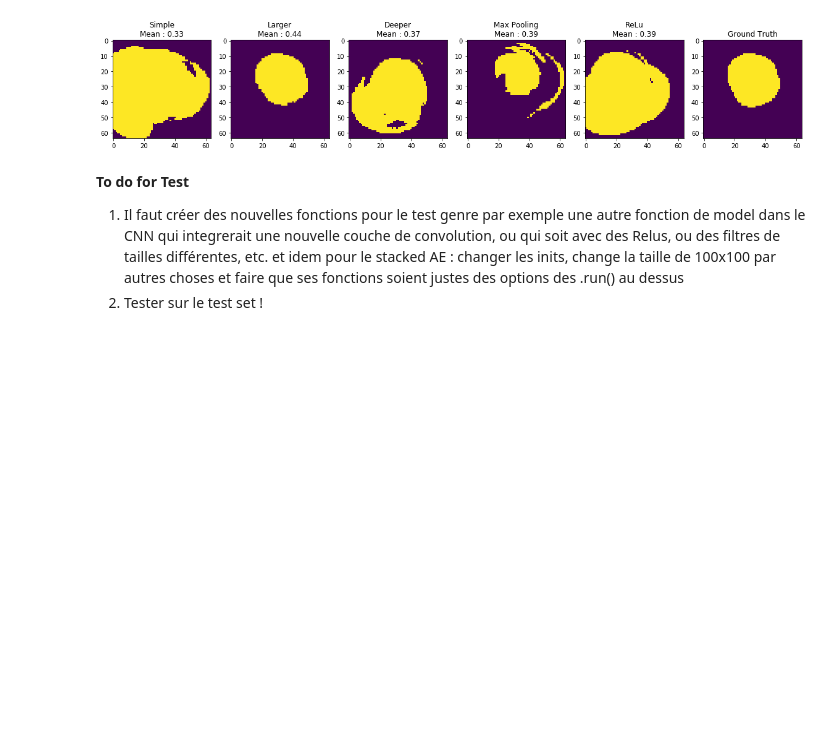
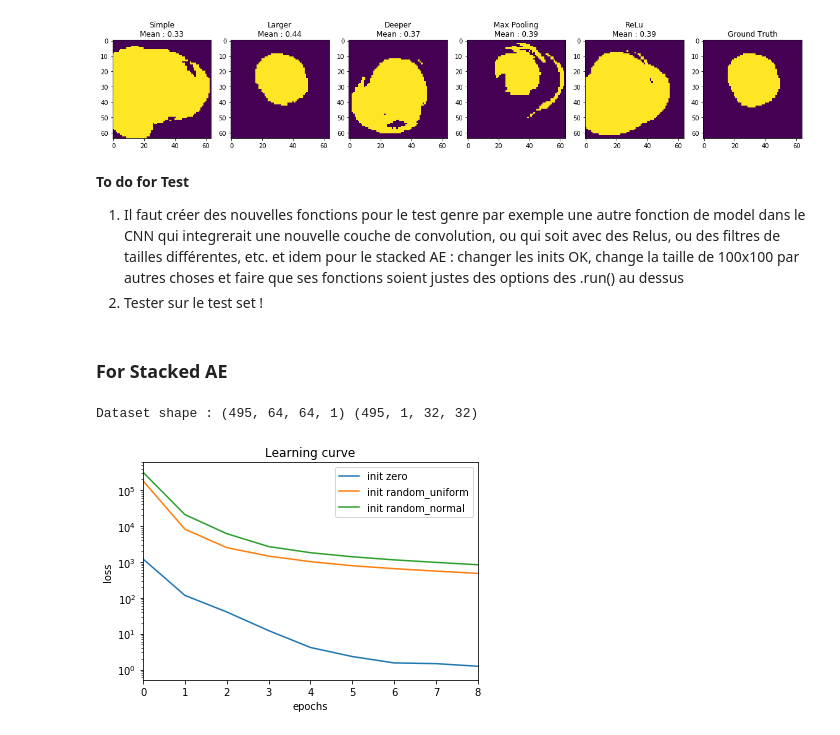
Before and after one commit to alexattia/Medical-Image-Analysis, a Jupyter notebook: Test and Metrics.ipynb, the cells around one changed output. Drawn from its saved outputs; the diff is of its cells as text; code cells hidden in the pictures; blank space fills up the shorter version.

Commit message:
Added tests for initialization in Stacked AE

```diff
--- a/Test and Metrics.ipynb
+++ b/Test and Metrics.ipynb
@@ -82,5 +85,29 @@ Text(0.5,1,'Ground Truth')
 [figure]
 # %% [markdown]
 **To do for Test**
-1. Il faut créer des nouvelles fonctions pour le test genre par exemple une autre fonction de model dans le CNN qui integrerait une nouvelle couche de convolution, ou qui soit avec des Relus, ou des filtres de tailles différentes, etc. et idem pour le stacked AE : changer les inits, change la taille de 100x100 par autres choses et faire que ses fonctions soient justes des options des .run() au dessus
+1. Il faut créer des nouvelles fonctions pour le test genre par exemple une autre fonction de model dans le CNN qui integrerait une nouvelle couche de convolution, ou qui soit avec des Relus, ou des filtres de tailles différentes, etc. et idem pour le stacked AE : changer les inits OK, change la taille de 100x100 par autres choses et faire que ses fonctions soient justes des options des .run() au dessus
 2.  Tester sur le test set !
+# %% [markdown]
+### For Stacked AE
+# %%
+_, X_fullsize, _, contour_mask, y_pred, h = train_cnn.run(model='simple', history=True)
+# %% [output]
+Dataset shape : (495, 64, 64, 1) (495, 1, 32, 32)
+# %%
+X_train, Y_train, binarys, h = stacked_ae.run(X_fullsize, y_pred, contour_mask, X_to_pred=None, verbose=0, param_reg=3*0.001, init_3='zero',history=True)
+X_train1, Y_train1, binarys1, h1 = stacked_ae.run(X_fullsize, y_pred, contour_mask, X_to_pred=None, verbose=0, param_reg=3*0.001, init_3='random_uniform', history=True)
+X_train2, Y_train2, binarys2, h2 = stacked_ae.run(X_fullsize, y_pred, contour_mask, X_to_pred=None, verbose=0, param_reg=3*0.001, init_3='random_normal', history=True)
+# %%
+metric = 'loss'
+it = range(len(h))
+plt.plot(it, h, label='init zero')
+plt.plot(it, h1, label='init random_uniform')
+plt.plot(it, h2, label='init random_normal')
+plt.ylabel(metric)
+plt.xlabel('epochs')
+plt.title("Learning curve")
+plt.legend()
+plt.xlim([0,8])
+plt.yscale("log", nonposy='clip')
+# %% [output]
+[figure, added]
```
Also changed, not shown: parts of 2 cells of this notebook, 1 other file.
